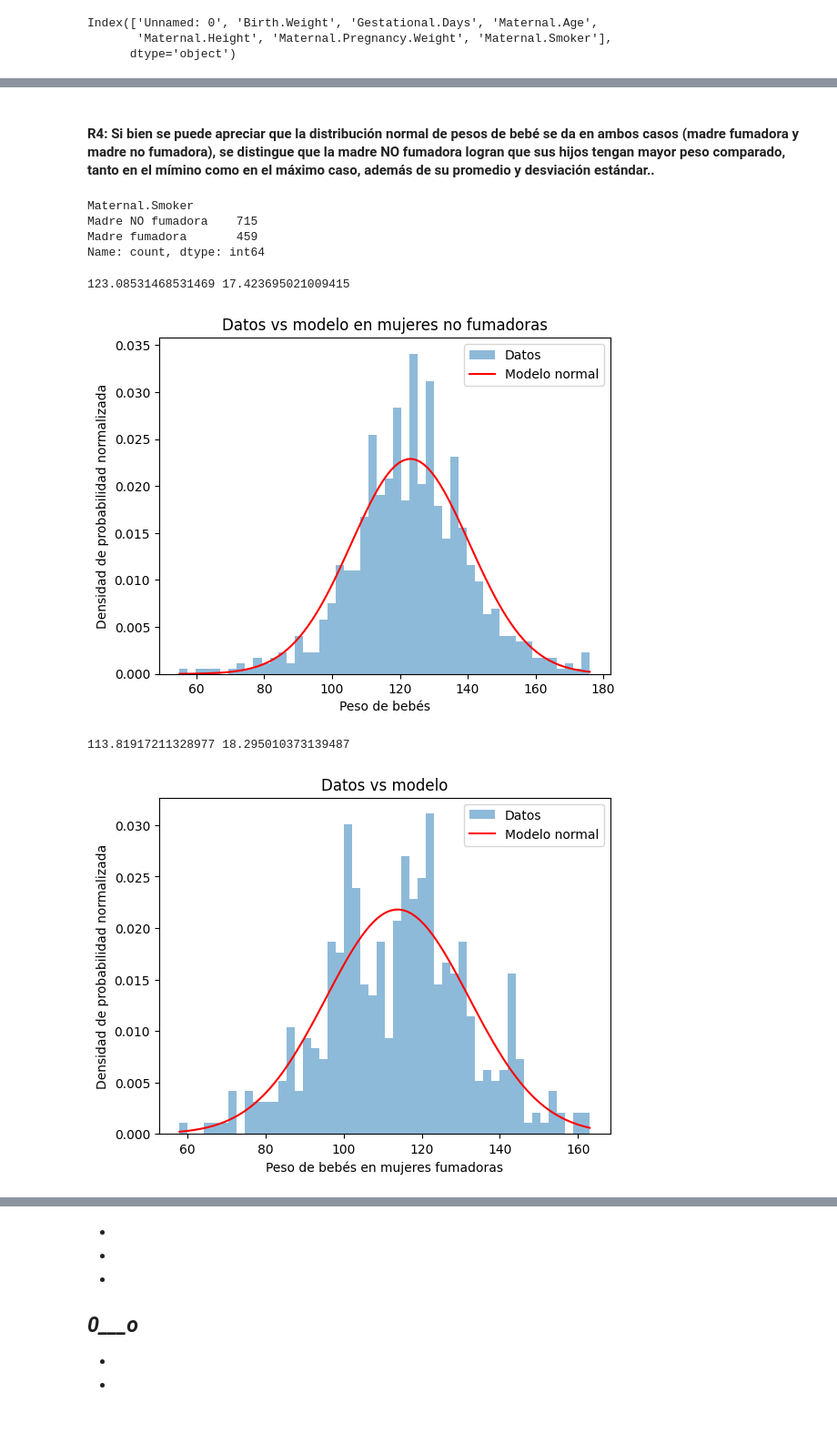
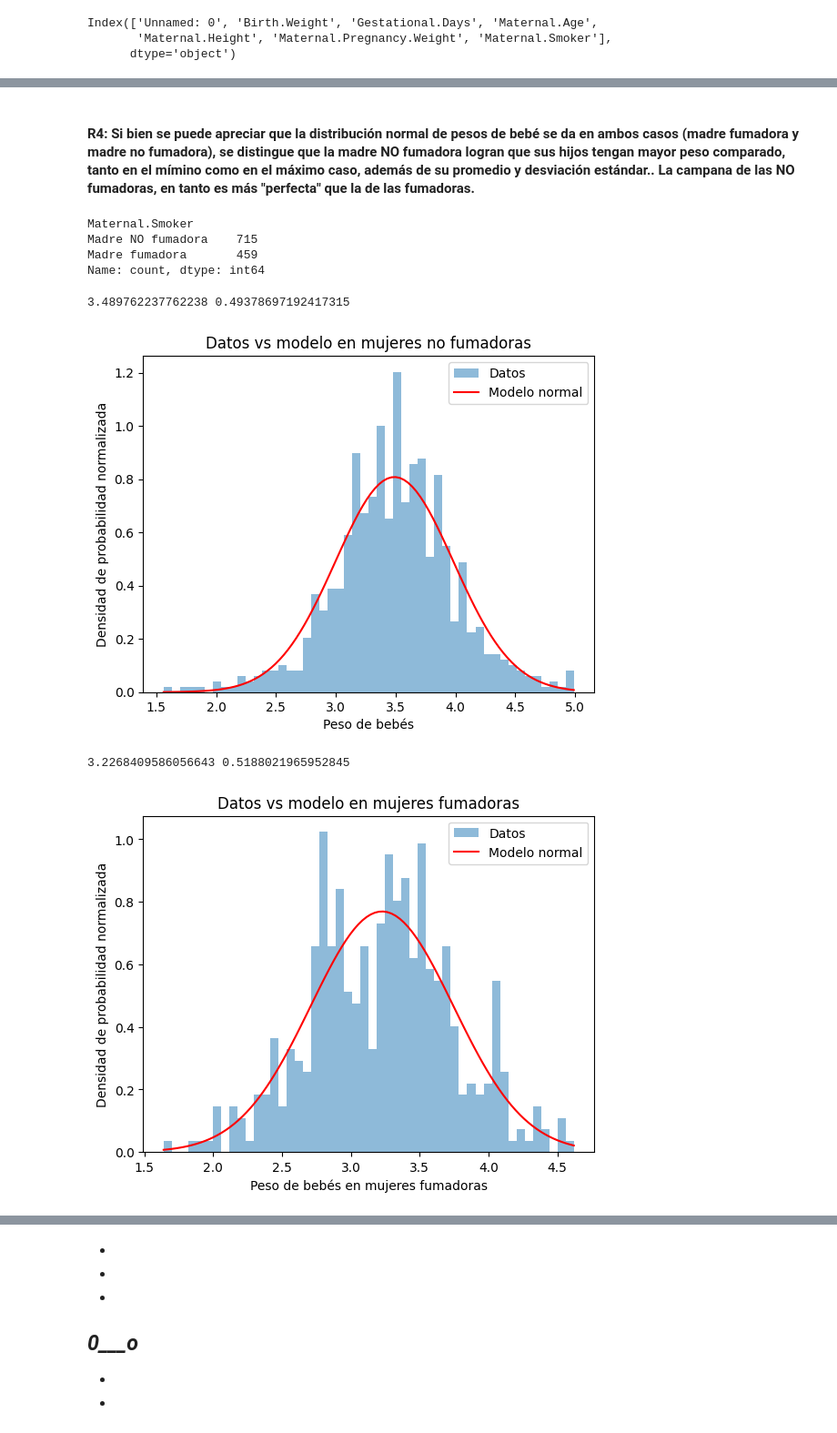
Before and after one commit to santoleal/data_science_homework, a Jupyter notebook: 4.ESTADISTICA PYTHON/DESAFIO3/Desafío 3 - Tabaquismo y gestación g93.ipynb, the cells around one changed output, grey strips where cells are left out. Shown at 91% size. Cells and saved outputs as stored; diff of their text form; code cells hidden in the pictures.

```diff
--- a/4.ESTADISTICA PYTHON/DESAFIO3/Desafío 3 - Tabaquismo y gestación g93.ipynb
+++ b/4.ESTADISTICA PYTHON/DESAFIO3/Desafío 3 - Tabaquismo y gestación g93.ipynb
@@ -167,3 +177,9 @@ ___0___o___
 #### **2. Considera los pesos de los bebés. ¿Se puede decir que siguen una distribución normal? Justifica tu respuesta creando los gráficos y modelos necesarios.**
 # %% [markdown]
 #### R2: Para indagar en una respuesta, se deben considerar el promedio y la desviación estándar, que son claves para identificar una distribución normal.
+# %%
+# Averiguand, vi que la unidad de medida es la onza, por lo que lo pasaré a kilogramos las columnas Birth.Weight y Maternal.Pregnancy.Weight
+# 1kg = 35.274 onzas
+
+estudio_gestacional['Maternal.Pregnancy.Weight'] = round(estudio_gestacional['Maternal.Pregnancy.Weight'] / 35.274, 2)
+estudio_gestacional['Birth.Weight'] = round(estudio_gestacional['Birth.Weight'] / 35.274,2)
@@ -350,3 +368,3 @@ plt.show()
 # %% [markdown]
-#### R4: Si bien se puede apreciar que la distribución normal de pesos de bebé se da en ambos casos (madre fumadora y madre no fumadora), se distingue que la madre NO fumadora logran que sus hijos tengan mayor peso comparado, tanto en el mímino como en el máximo caso, además de su promedio y desviación estándar..
+#### R4: Si bien se puede apreciar que la distribución normal de pesos de bebé se da en ambos casos (madre fumadora y madre no fumadora), se distingue que la madre NO fumadora logran que sus hijos tengan mayor peso comparado, tanto en el mímino como en el máximo caso, además de su promedio y desviación estándar..   La campana de las NO fumadoras, en tanto es más "perfecta" que la de las fumadoras.
 # %%
@@ -380,29 +400,29 @@ plt.title('Datos vs modelo en mujeres no fumadoras')
 plt.legend()
 plt.show()
 # %% [output]
-123.08531468531469 17.423695021009415
+3.489762237762238 0.49378697192417315
-[figure, old version]
+[figure, new version]
 # %%
 # Se ve ahora el segundo caso, de madres FUMADORAS
 var_fumadora = m_fumadora['Birth.Weight']
 
 mu=var_fumadora.mean()
 sigma=var_fumadora.std()
 minimo=var_fumadora.min()
 maximo=var_fumadora.max()
 print(mu,sigma)
 
 x = np.linspace(minimo, maximo,100)
 pdf = stats.norm.pdf(x, loc=mu, scale=sigma) # creamos la funcion de distribución normal
 # Histograma de la data
 plt.hist(var_fumadora, bins=50, density=True, alpha=0.5, label='Datos')
 plt.plot(x, pdf, color='red', label='Modelo normal')
 plt.xlabel('Peso de bebés en mujeres fumadoras')
 plt.ylabel('Densidad de probabilidad normalizada')
-plt.title('Datos vs modelo')
+plt.title('Datos vs modelo en mujeres fumadoras')
 plt.legend()
 plt.show()
 # %% [output]
-113.81917211328977 18.295010373139487
+3.2268409586056643 0.5188021965952845
-[figure, old version]
+[figure, new version]
 # %% [markdown]
```
Also changed, not shown: parts of 40 cells of this notebook.
